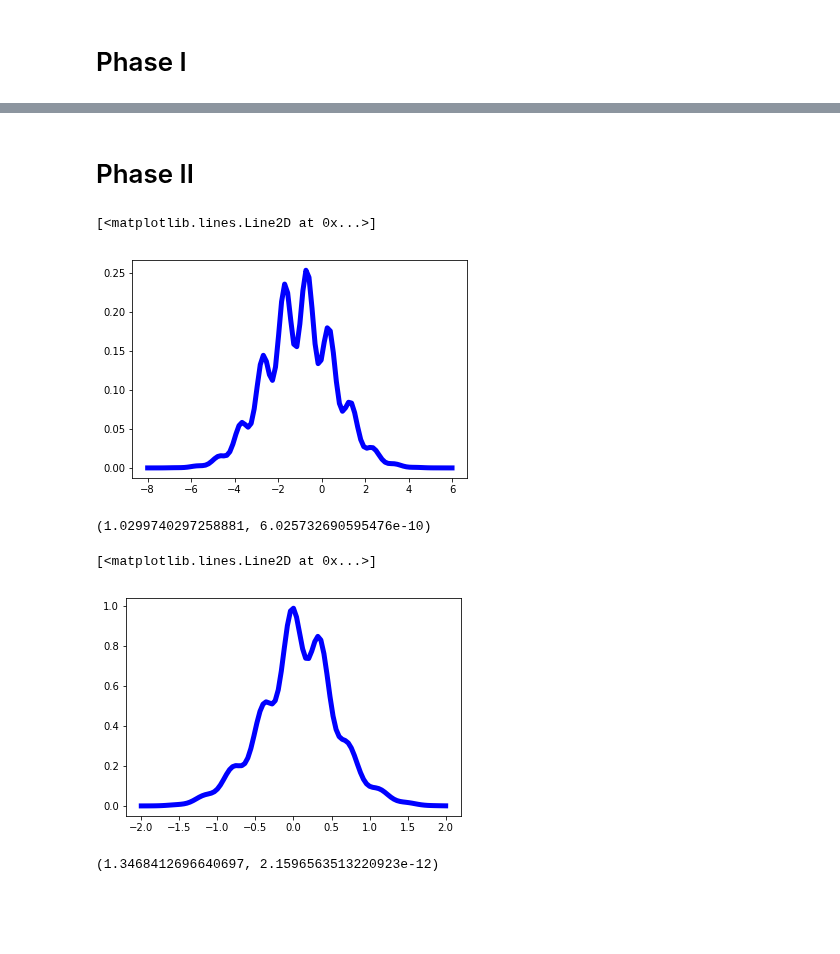
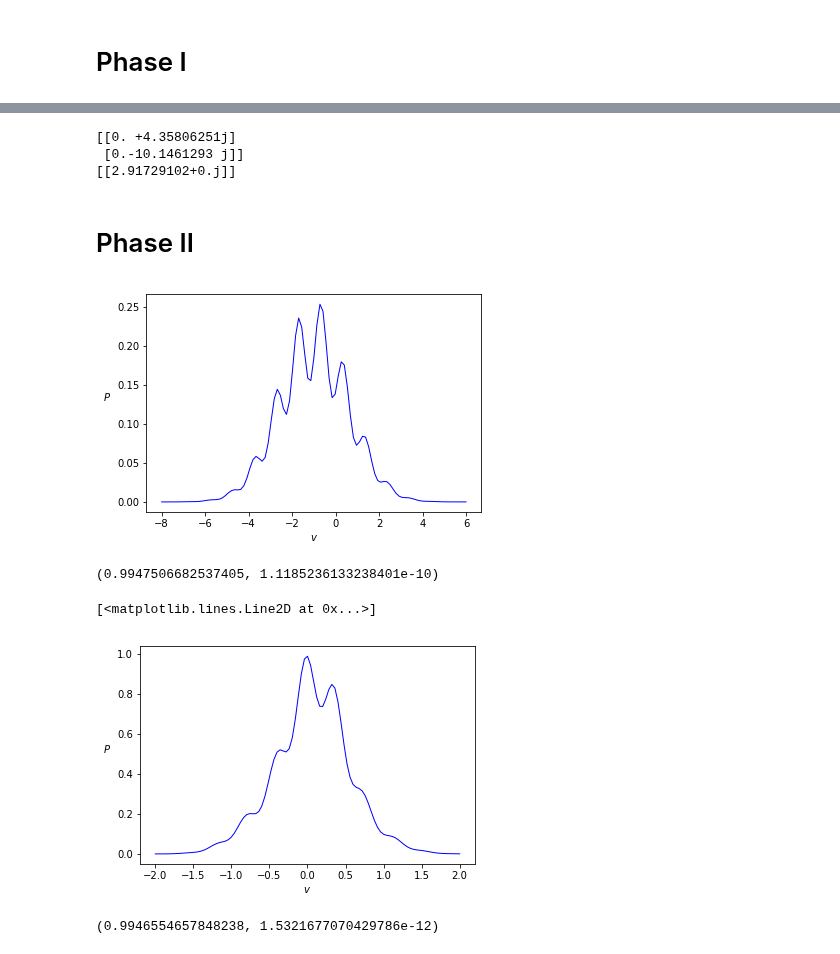
Before and after one commit to RiemannAI/theta, a Jupyter notebook: examples/Pv_plots.ipynb, the cells around one changed output, grey strips where cells are left out. Drawn from its saved outputs; the diff is of its cells as text; code cells hidden in the pictures; blank space fills up the shorter version.

Commit message:
Pv plots mean calc

```diff
--- a/examples/Pv_plots.ipynb
+++ b/examples/Pv_plots.ipynb
@@ -107,33 +150,51 @@ scipy.integrate.quad(lambda x: np.real(rtbm_probability(np.array([[x]]), Bv, Bh,
+# %%
+# Mean test
+invT = np.linalg.inv(T)
+BvT = Bv.T
+BhT = Bh.T
+BiTB = np.dot(np.dot(BvT, invT), Bv)
+BtiTW = np.dot(np.dot(BvT, invT), W)
+WtiTW = np.dot(np.dot(W.T, invT), W)
+
+R = RiemannTheta.normalized_eval((BhT - BtiTW) / (2.0j * np.pi) , (-Q + WtiTW)/ (2.0j * np.pi), mode=1, derivs=np.array( [ [1,0],[0,1] ]  )  )
+print(R)
+print(1.0/(2j*np.pi)*invT.dot(W).dot( R ) )
+# %% [output]
+[[0. +4.35806251j]
+ [0.-10.1461293 j]]
+[[2.91729102+0.j]]
 # %% [markdown]
 # Phase II
 # %%
-# WHERE IS A PROBLEM WITH THE NORMALIATION !
-
 Q = np.diag([4.1])
 T = np.diag([0.4])
 
 Bv = np.zeros((1,1))
 Bv[0,0] = 0.4
 
 Bh = np.zeros((1,1), dtype=complex)
 Bh[0,0] = 4j
 
 W = np.zeros((1,1), dtype=complex)
 W[0,0] = 6j
 
 X = np.linspace(-8,6, 101)
 X = X.reshape((1,X.shape[0]))
 
 P=rtbm_probability(X, Bv, Bh, T, W, Q, 2)
 
-plt.plot(X.flatten(), np.real(P[0]),"b-", linewidth='5')
+plt.xlabel("$v$")
+plt.ylabel('$P$', rotation=0, labelpad=10)
+
+plt.plot(X.flatten(), P[0],"b-", linewidth='1')
+
+#plt.savefig("PvPhaseII-1.eps", format="eps")
 # %% [output]
-[<matplotlib.lines.Line2D at 0x...>]
-[figure, old version]
+[figure, new version]
 # %%
-scipy.integrate.quad(lambda x: np.real(rtbm_probability(np.array([[x]]), Bv, Bh, T, W, Q)[0][0]), -8, 8)
+scipy.integrate.quad(lambda x: np.real(rtbm_probability(np.array([[x]]), Bv, Bh, T, W, Q,mode=2)[0][0]), -8, 8)
 # %% [output]
-(1.0299740297258881, 6.025732690595476e-10)
+(0.9947506682537405, 1.1185236133238401e-10)
 # %%
 Q = np.diag([5,4.8])
 T = np.diag([3.8])
@@ -154,11 +215,16 @@ X = X.reshape((1,X.shape[0]))
 
 P=rtbm_probability(X, Bv, Bh, T, W, Q, 2)
 
-plt.plot(X.flatten(), np.real(P[0]),"b-", linewidth='5')
+plt.xlabel("$v$")
+plt.ylabel('$P$', rotation=0, labelpad=10)
+
+plt.plot(X.flatten(), P[0],"b-", linewidth='1')
+
+#plt.savefig("PvPhaseII-2.eps", format="eps")
 # %% [output]
 [<matplotlib.lines.Line2D at 0x...>]
-[figure, old version]
+[figure, new version]
 # %%
-scipy.integrate.quad(lambda x: np.real(rtbm_probability(np.array([[x]]), Bv, Bh, T, W, Q)[0][0]), -2, 2)
+scipy.integrate.quad(lambda x: np.real(rtbm_probability(np.array([[x]]), Bv, Bh, T, W, Q,mode=2)[0][0]), -2, 2)
 # %% [output]
-(1.3468412696640697, 2.1596563513220923e-12)
+(0.9946554657848238, 1.5321677070429786e-12)
```
Also changed, not shown: parts of 12 cells of this notebook.
